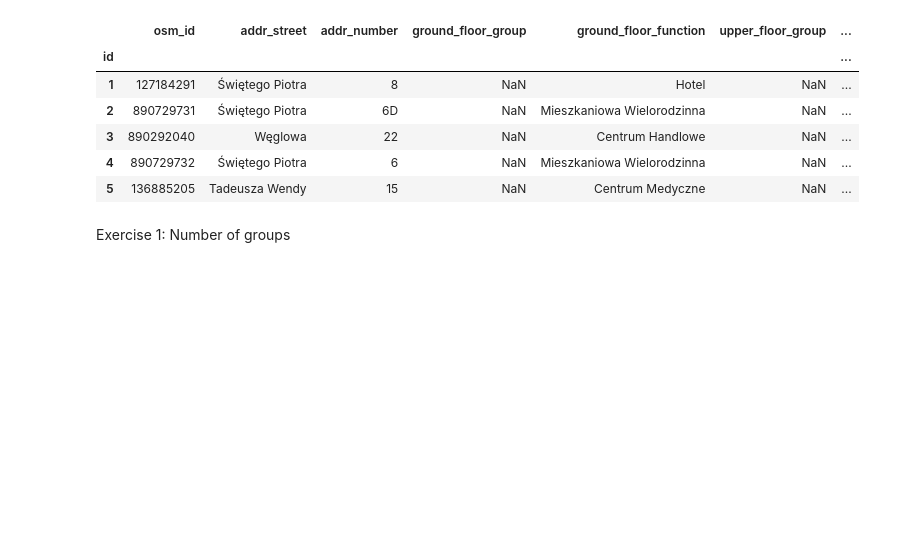
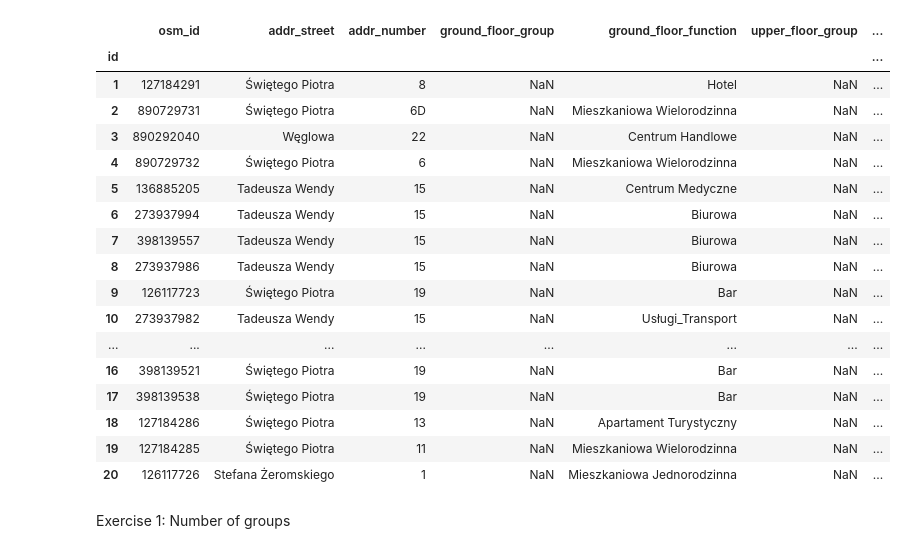
Before and after one commit to MichalRyplewicz/gdynia-srodmiescie, a Jupyter notebook: exercises/2026.10.05_Excercises.ipynb, the cells around one changed output. Cells and saved outputs as stored; diff of their text form; code cells hidden in the pictures; blank space fills up the shorter version.

Commit message:
further exercises covering the center of city analysis based on Aggregations chapter from python for data science

```diff
--- a/exercises/2026.10.05_Excercises.ipynb
+++ b/exercises/2026.10.05_Excercises.ipynb
@@ -25,17 +25,28 @@ column_types = {
 # %%
 data_gdynia = pd.read_csv(
     "../data/raw/srodmiescie_raw.csv", sep=";", index_col=0, dtype=column_types
 ).dropna(subset="ground_floor_function")
 
-data_gdynia.head()
+data_gdynia.head(20)
 # %% [output]
 |  | osm_id | addr_street | addr_number | ground_floor_group | ground_floor_function | upper_floor_group | ... |
 | id |  |  |  |  |  |  | ... |
 | 1 | 127184291 | Świętego Piotra | 8 | NaN | Hotel | NaN | ... |
 | 2 | 890729731 | Świętego Piotra | 6D | NaN | Mieszkaniowa Wielorodzinna | NaN | ... |
 | 3 | 890292040 | Węglowa | 22 | NaN | Centrum Handlowe | NaN | ... |
 | 4 | 890729732 | Świętego Piotra | 6 | NaN | Mieszkaniowa Wielorodzinna | NaN | ... |
 | 5 | 136885205 | Tadeusza Wendy | 15 | NaN | Centrum Medyczne | NaN | ... |
+| 6 | 273937994 | Tadeusza Wendy | 15 | NaN | Biurowa | NaN | ... |
+| 7 | 398139557 | Tadeusza Wendy | 15 | NaN | Biurowa | NaN | ... |
+| 8 | 273937986 | Tadeusza Wendy | 15 | NaN | Biurowa | NaN | ... |
+| 9 | 126117723 | Świętego Piotra | 19 | NaN | Bar | NaN | ... |
+| 10 | 273937982 | Tadeusza Wendy | 15 | NaN | Usługi_Transport | NaN | ... |
+| ... | ... | ... | ... | ... | ... | ... | ... |
+| 16 | 398139521 | Świętego Piotra | 19 | NaN | Bar | NaN | ... |
+| 17 | 398139538 | Świętego Piotra | 19 | NaN | Bar | NaN | ... |
+| 18 | 127184286 | Świętego Piotra | 13 | NaN | Apartament Turystyczny | NaN | ... |
+| 19 | 127184285 | Świętego Piotra | 11 | NaN | Mieszkaniowa Wielorodzinna | NaN | ... |
+| 20 | 126117726 | Stefana Żeromskiego | 1 | NaN | Mieszkaniowa Jednorodzinna | NaN | ... |
 # %%
 data_extract = (
     data_gdynia.assign(
```
Also changed, not shown: 3 other files.
